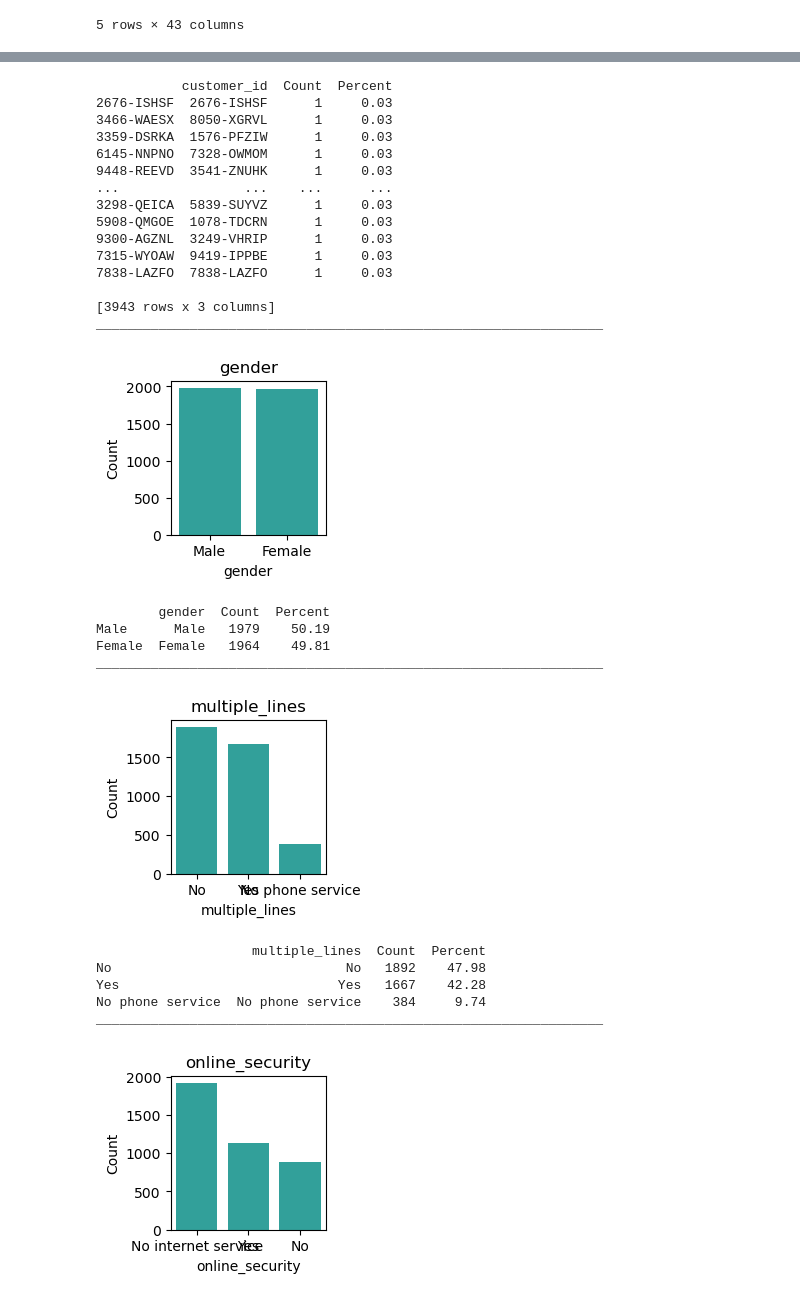
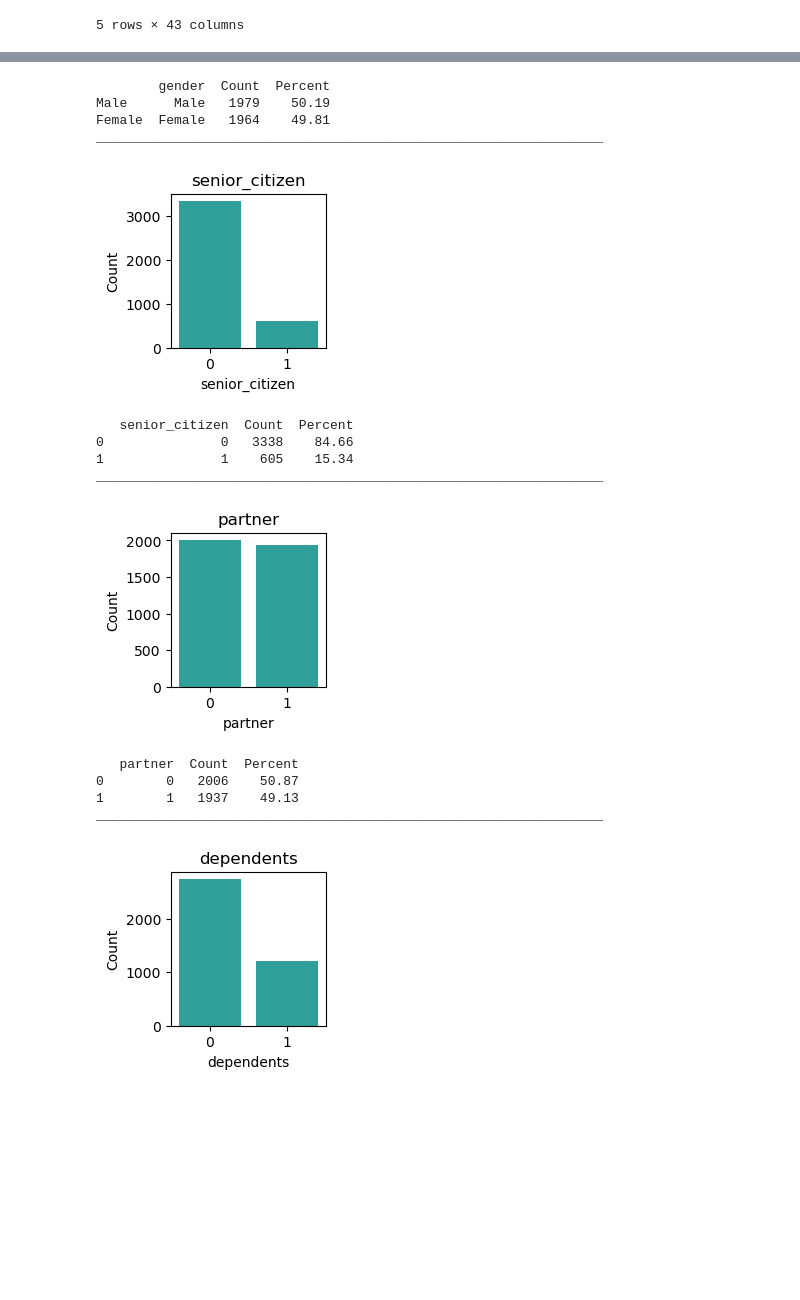
Before and after one commit to Adam-Harris87/classification-project, a Jupyter notebook: explore.ipynb, the cells around one changed output, grey strips where cells are left out. Saved outputs shown, nothing was run; the diff lists cells and outputs as text; code cells hidden in the pictures; blank space fills up the shorter version.

```diff
--- a/explore.ipynb
+++ b/explore.ipynb
@@ -52,0 +52,9 @@ Index(['customer_id', 'gender', 'multiple_lines', 'online_security',
+# %%
+cat_cols = ['gender', 'senior_citizen', 'partner', 'dependents',
+       'tenure', 'phone_service', 'multiple_lines', 'online_security',
+       'online_backup', 'device_protection', 'tech_support', 'streaming_tv',
+       'streaming_movies', 'paperless_billing','contract_type', 'internet_service_type',
+       'payment_type']
+# %%
+quant_cols = ['monthly_charges',
+       'total_charges']
@@ -53,3 +245,3 @@ Index(['customer_id', 'gender', 'multiple_lines', 'online_security',
 # %%
-explore_univariate(train, cat_vars, quant_vars)
+explore_univariate(train, cat_cols, quant_cols)
 # %% [output]
@@ -57,27 +249,15 @@ explore_univariate(train, cat_vars, quant_vars)
-           customer_id  Count  Percent
-2676-ISHSF  2676-ISHSF      1     0.03
-3466-WAESX  8050-XGRVL      1     0.03
-3359-DSRKA  1576-PFZIW      1     0.03
-6145-NNPNO  7328-OWMOM      1     0.03
-9448-REEVD  3541-ZNUHK      1     0.03
-...                ...    ...      ...
-3298-QEICA  5839-SUYVZ      1     0.03
-5908-QMGOE  1078-TDCRN      1     0.03
-9300-AGZNL  3249-VHRIP      1     0.03
-7315-WYOAW  9419-IPPBE      1     0.03
-7838-LAZFO  7838-LAZFO      1     0.03
-
-[3943 rows x 3 columns]
+        gender  Count  Percent
+Male      Male   1979    50.19
+Female  Female   1964    49.81
 _________________________________________________________________
-[figure, old version]
+[figure, new version]
-        gender  Count  Percent
-Male      Male   1979    50.19
-Female  Female   1964    49.81
+   senior_citizen  Count  Percent
+0               0   3338    84.66
+1               1    605    15.34
 _________________________________________________________________
-[figure, old version]
+[figure, new version]
-                    multiple_lines  Count  Percent
-No                              No   1892    47.98
-Yes                            Yes   1667    42.28
-No phone service  No phone service    384     9.74
+   partner  Count  Percent
+0        0   2006    50.87
+1        1   1937    49.13
 _________________________________________________________________
-[figure, old version]
+[figure, new version]
```
Also changed, not shown: parts of 34 cells of this notebook.
